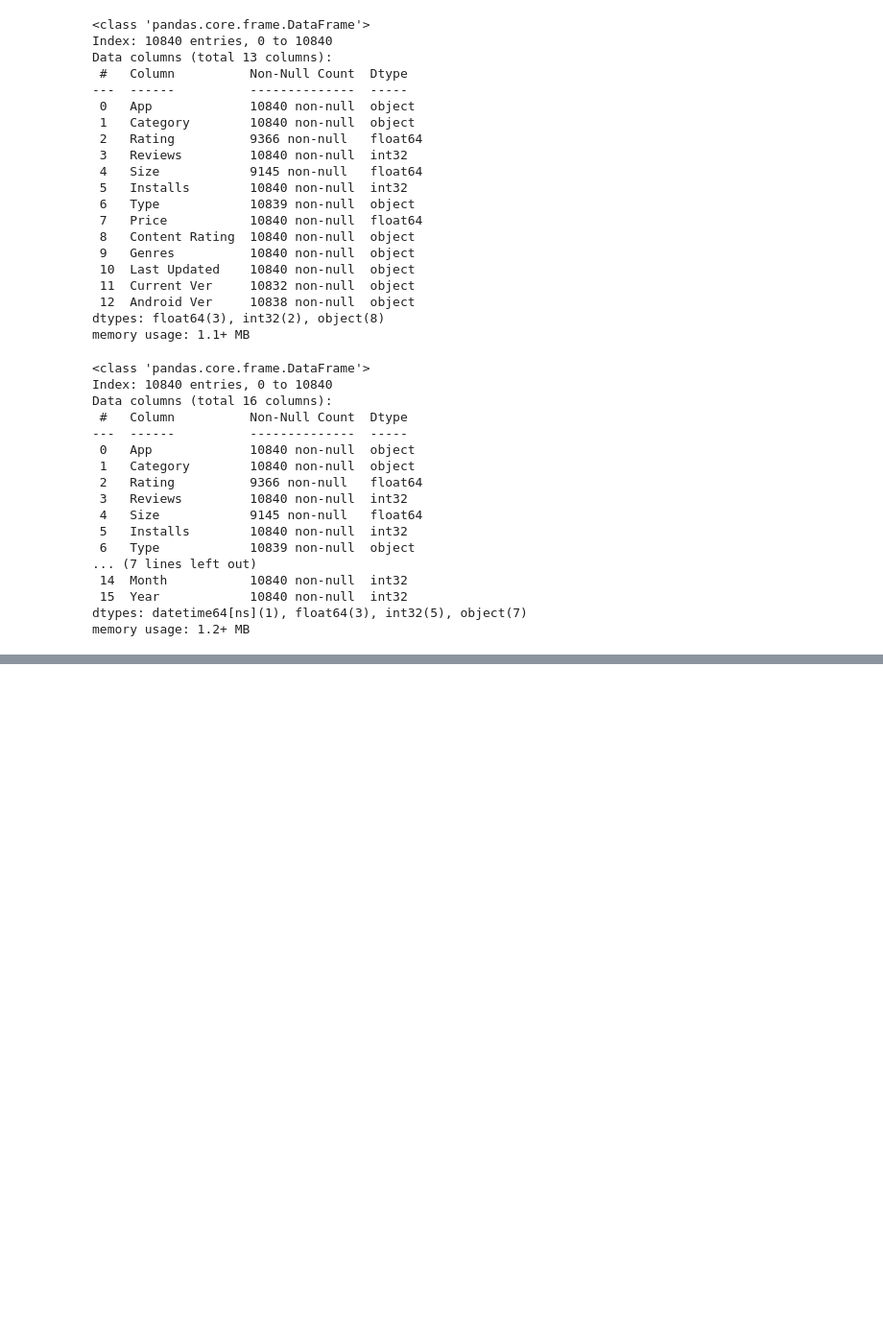
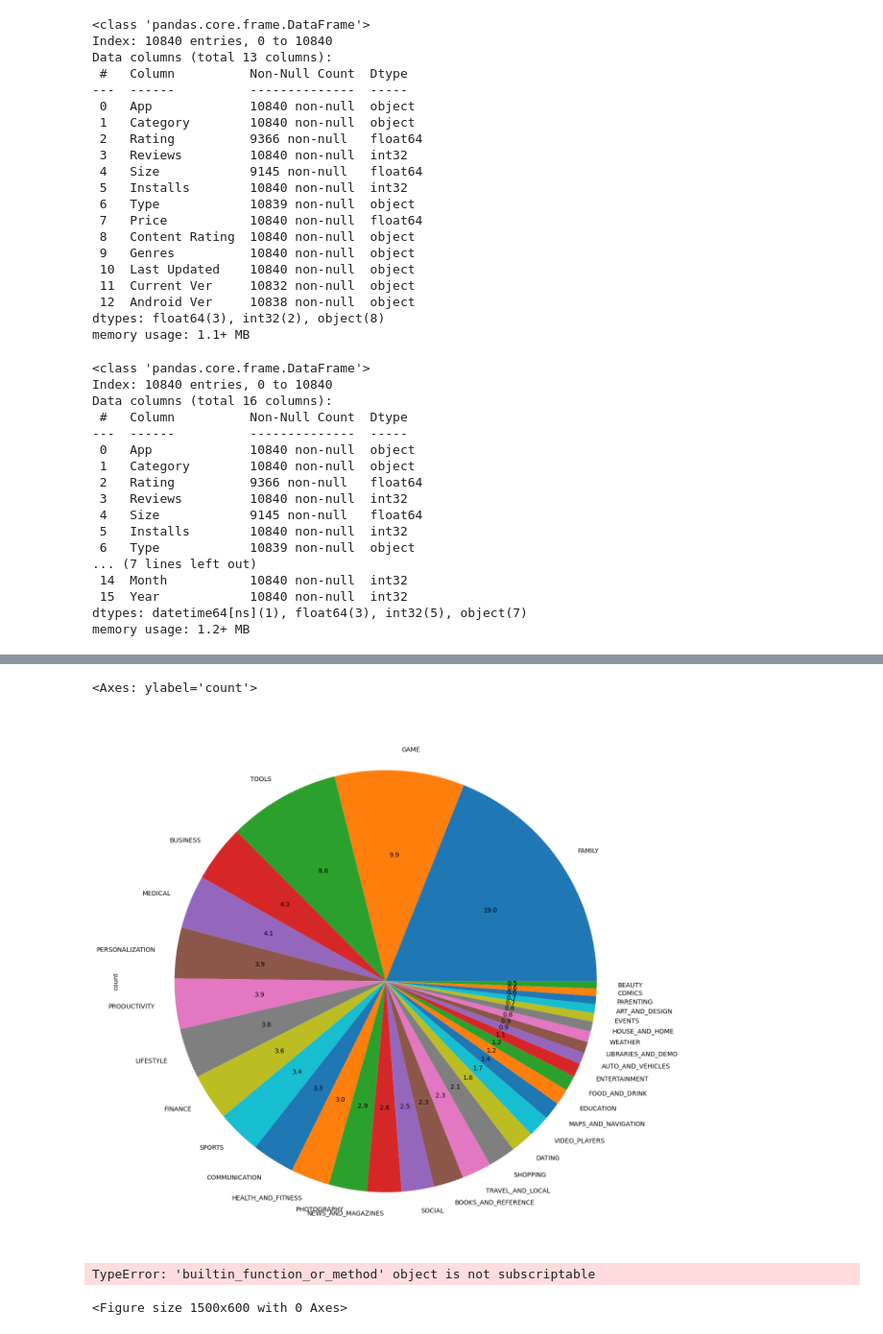
Before and after one commit to viki-patil/Exploratory-data-analysis, a Jupyter notebook: Google_Play_store.ipynb, the cells around one changed output, grey strips where cells are left out. Shown: that part at 96% size. Drawn from its saved outputs; the diff is of its cells as text; code cells hidden in the pictures; blank space fills up the shorter version.

```diff
--- a/Google_Play_store.ipynb
+++ b/Google_Play_store.ipynb
@@ -306,0 +406,16 @@ memory usage: 1.2+ MB
+# %%
+df_copy['Category'].value_counts().plot.pie(y=df_copy['Category'],figsize=(15,16),autopct='%1.1f')
+# %% [output]
+<Axes: ylabel='count'>
+[figure, added]
+# %%
+
+## top 10 app
+plt.figure(figsize=(15,6))
+sns.barplot(x=category.index[:10], y ='Count',data = category[:10],palette='hls')
+plt.title('Top 10 App categories')
+plt.xticks(rotation=90)
+plt.show()
+# %% [output]
+TypeError: 'builtin_function_or_method' object is not subscriptable
+<Figure size 1500x600 with 0 Axes>
```
Also changed, not shown: parts of 15 cells of this notebook.
